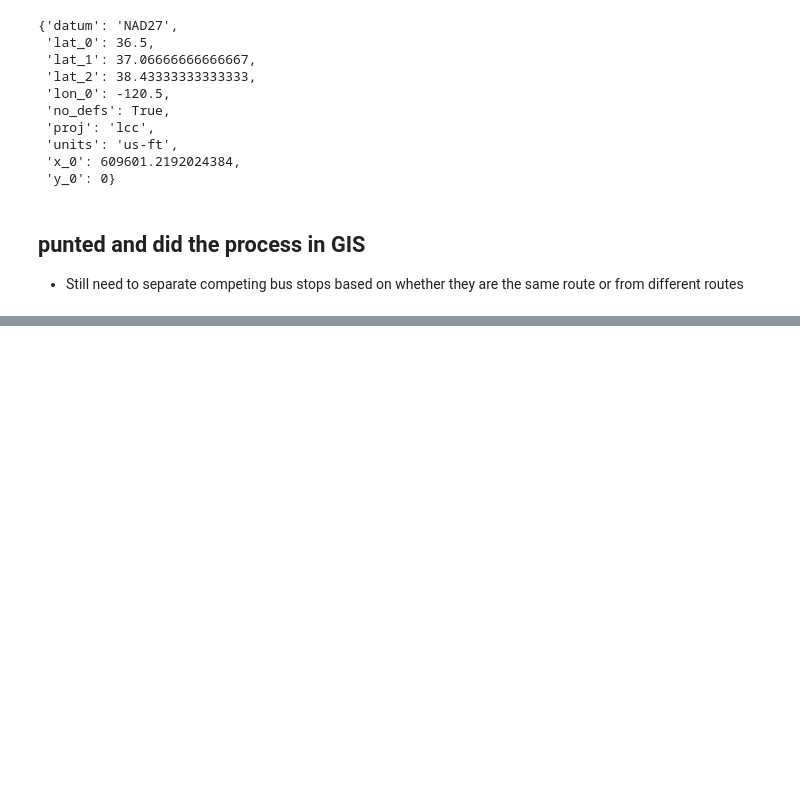
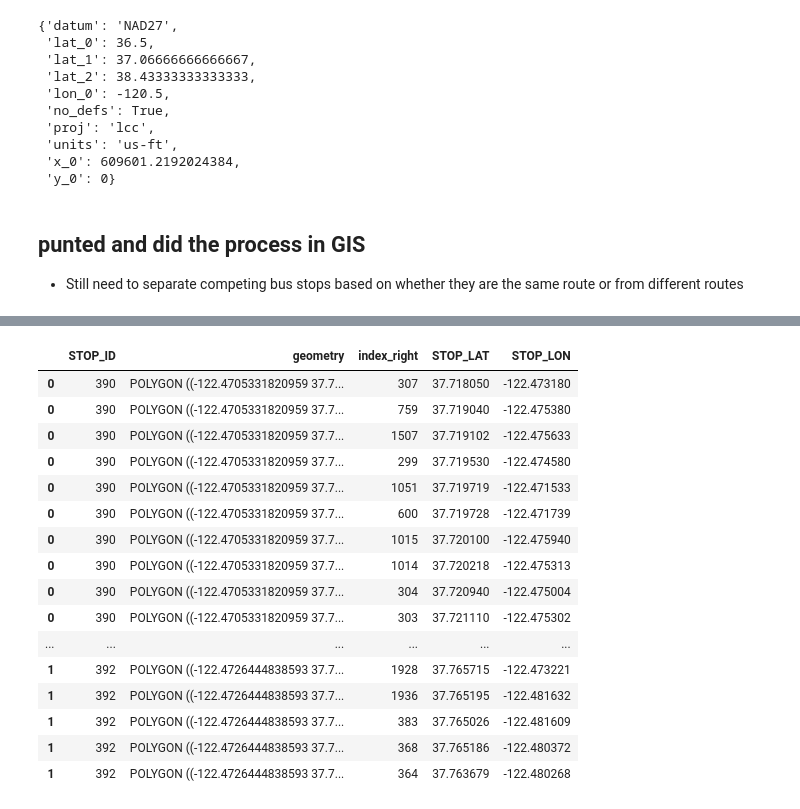
Before and after one commit to alex-mucci/Transit-Casa-Share, a Jupyter notebook: Notebooks/Adding in Competing Bus Stops.ipynb, the cells around one changed output, grey strips where cells are left out. Cells and saved outputs as stored; diff of their text form; code cells hidden in the pictures; blank space fills up the shorter version.

```diff
--- a/Notebooks/Adding in Competing Bus Stops.ipynb
+++ b/Notebooks/Adding in Competing Bus Stops.ipynb
@@ -54,0 +84,24 @@ routes_09 = routes[routes["MONTH"].isin(pd.date_range('2009-01-01', '2009-12-01'
+# %%
+stops = stops.to_crs(buffer.crs)
+# %%
+joined = gp.sjoin(buffer[['STOP_ID','geometry']],stops[['STOP_LAT','STOP_LON','geometry']],how = 'left')
+# %%
+joined.head(20)
+# %% [output]
+|  | STOP_ID | geometry | index_right | STOP_LAT | STOP_LON |
+| 0 | 390 | POLYGON ((-122.4705331820959 37.7... | 307 | 37.718050 | -122.473180 |
+| 0 | 390 | POLYGON ((-122.4705331820959 37.7... | 759 | 37.719040 | -122.475380 |
+| 0 | 390 | POLYGON ((-122.4705331820959 37.7... | 1507 | 37.719102 | -122.475633 |
+| 0 | 390 | POLYGON ((-122.4705331820959 37.7... | 299 | 37.719530 | -122.474580 |
+| 0 | 390 | POLYGON ((-122.4705331820959 37.7... | 1051 | 37.719719 | -122.471533 |
+| 0 | 390 | POLYGON ((-122.4705331820959 37.7... | 600 | 37.719728 | -122.471739 |
+| 0 | 390 | POLYGON ((-122.4705331820959 37.7... | 1015 | 37.720100 | -122.475940 |
+| 0 | 390 | POLYGON ((-122.4705331820959 37.7... | 1014 | 37.720218 | -122.475313 |
+| 0 | 390 | POLYGON ((-122.4705331820959 37.7... | 304 | 37.720940 | -122.475004 |
+| 0 | 390 | POLYGON ((-122.4705331820959 37.7... | 303 | 37.721110 | -122.475302 |
+| ... | ... | ... | ... | ... | ... |
+| 1 | 392 | POLYGON ((-122.4726444838593 37.7... | 1928 | 37.765715 | -122.473221 |
+| 1 | 392 | POLYGON ((-122.4726444838593 37.7... | 1936 | 37.765195 | -122.481632 |
+| 1 | 392 | POLYGON ((-122.4726444838593 37.7... | 383 | 37.765026 | -122.481609 |
+| 1 | 392 | POLYGON ((-122.4726444838593 37.7... | 368 | 37.765186 | -122.480372 |
+| 1 | 392 | POLYGON ((-122.4726444838593 37.7... | 364 | 37.763679 | -122.480268 |
```
Also changed, not shown: parts of 13 cells of this notebook, 9 other files.
